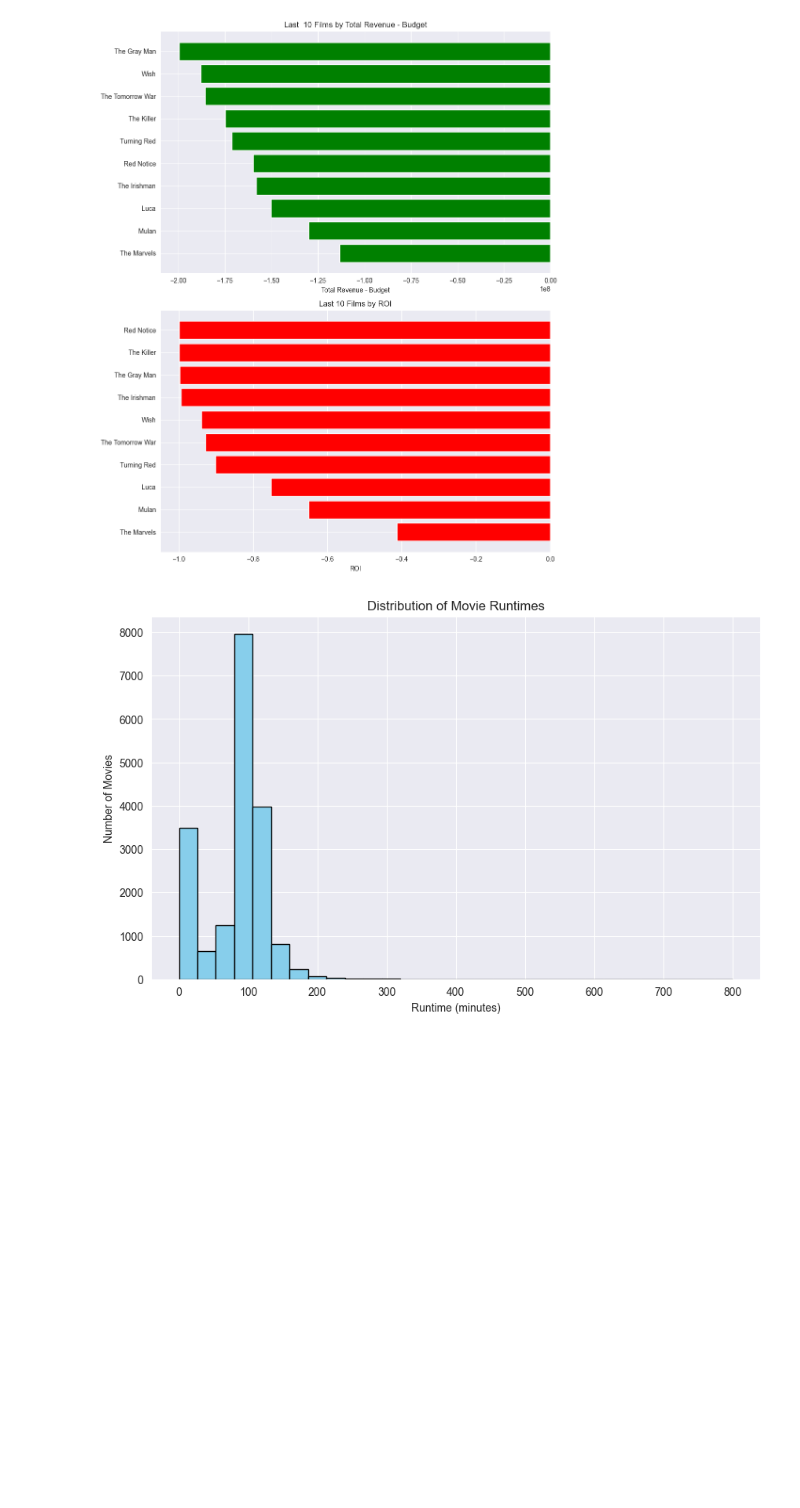
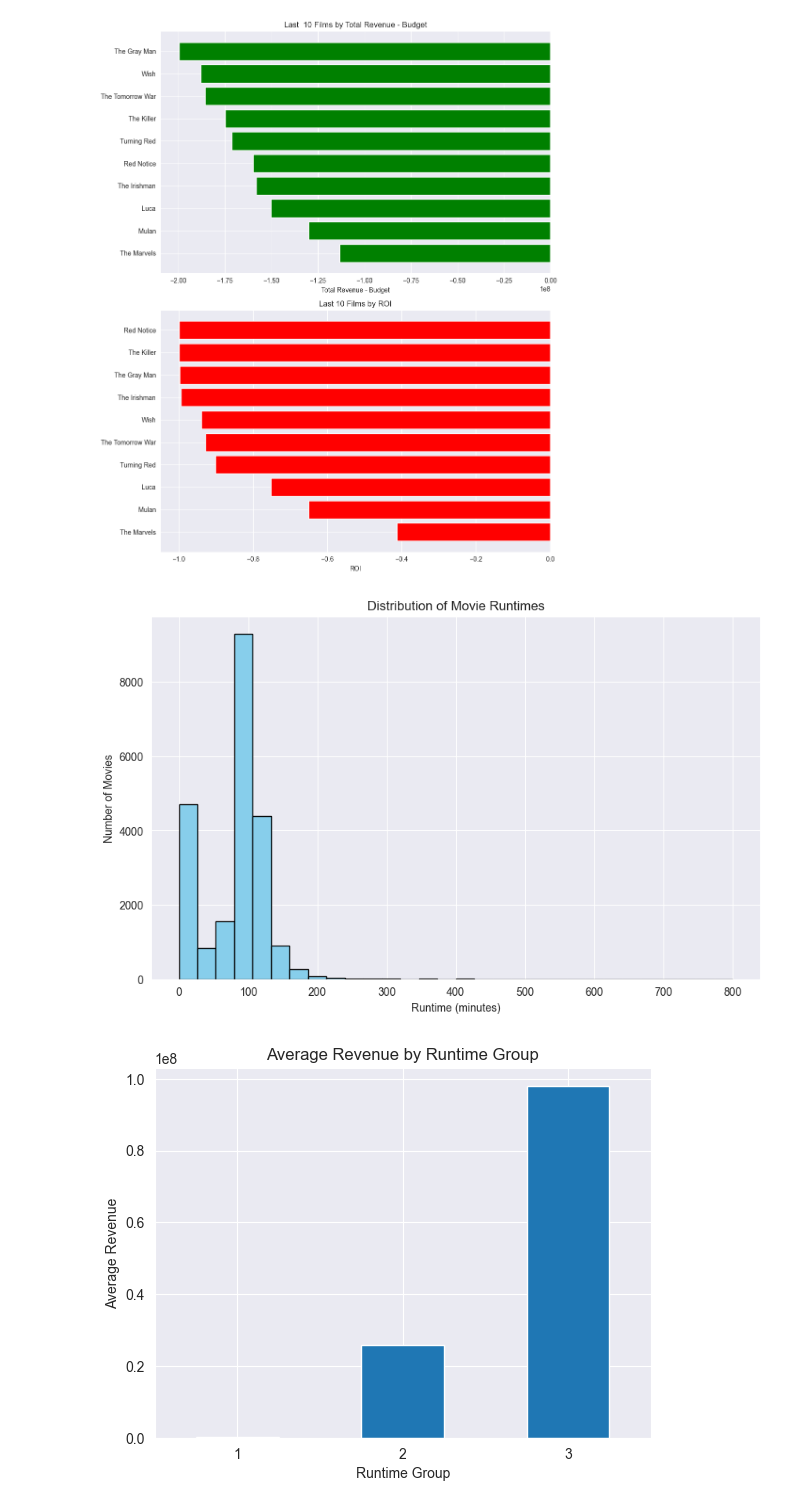
Before and after one commit to ConnActivity/MovieVerse, a Jupyter notebook: eda/first_eda.ipynb, the cells around one changed output. Cells and saved outputs as stored; diff of their text form; code cells hidden in the pictures; blank space fills up the shorter version.

Commit message:
feature: Runtime Groups

```diff
--- a/eda/first_eda.ipynb
+++ b/eda/first_eda.ipynb
@@ -344,19 +344,35 @@ plt.show()
 [figure]
 # %%
 runtime_distribution =query_db( """
-SELECT runtime
+SELECT runtime, revenue
 FROM Movies
-WHERE runtime IS NOT NULL;
+WHERE runtime IS NOT NULL AND revenue IS NOT NULL;
 """, conn)
 
+# Distribution of runtime
 plt.figure(figsize=(10, 6))
 plt.hist(runtime_distribution['runtime'], bins=30, color='skyblue', edgecolor='black')
 plt.title('Distribution of Movie Runtimes')
 plt.xlabel('Runtime (minutes)')
 plt.ylabel('Number of Movies')
 plt.show()
+
+# Build Groups
+runtime_groups = runtime_distribution.copy()
+runtime_groups['runtime_group'] = pd.cut(runtime_groups['runtime'], bins=[0, 60, 120, float('inf')], labels=[1, 2, 3])
+
+# Average revenue for each group
+average_revenue_by_group = runtime_groups.groupby('runtime_group')['revenue'].mean()
+
+average_revenue_by_group.plot.bar()
+plt.title('Average Revenue by Runtime Group')
+plt.xlabel('Runtime Group')
+plt.ylabel('Average Revenue')
+plt.xticks(rotation=0)
+plt.show()
 # %% [output]
-[figure, old version]
+[figure, new version]
+[figure, added]
 # %%
 genre_popularity_over_time =query_db( """
 SELECT EXTRACT(YEAR FROM Movies.release_date) as year, Genres.name, COUNT(*) as num_movies
```
